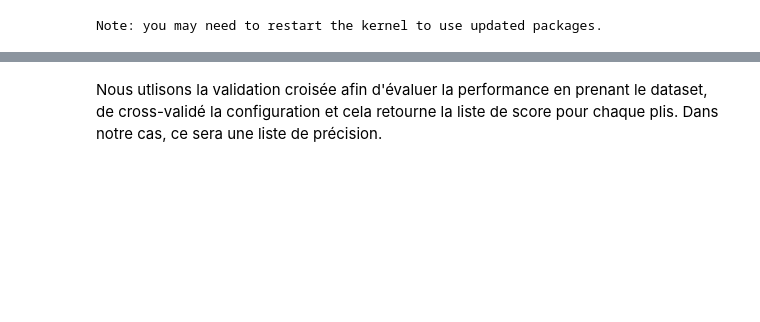
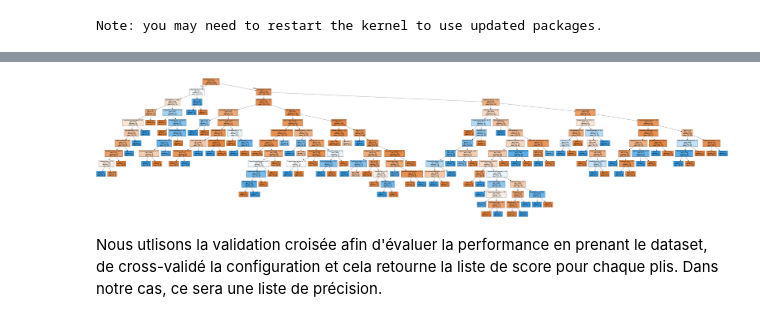
Before and after one commit to itsyanis/Machine-Learning-Project, a Jupyter notebook: Livrable_Projet IA.ipynb, the cells around one changed output, grey strips where cells are left out. Cells and saved outputs as stored; diff of their text form; code cells hidden in the pictures; blank space fills up the shorter version.

Commit message:
[feat] tree decision generate image

```diff
--- a/Livrable_Projet IA.ipynb
+++ b/Livrable_Projet IA.ipynb
@@ -1039,6 +1029,8 @@ ou externe, un programme ex‚cutable ou un fichier de commandes.
 # %%
-#from IPython.core.display import Image
-#Image("arbre.png")
+from IPython.core.display import Image
+Image("arbre.png")
+# %% [output]
+[figure, added]
 # %%
 tree_pred = tree.predict(X_test_tree)
 # %% [markdown]
```
Also changed, not shown: parts of 32 cells of this notebook, 2 other files.
